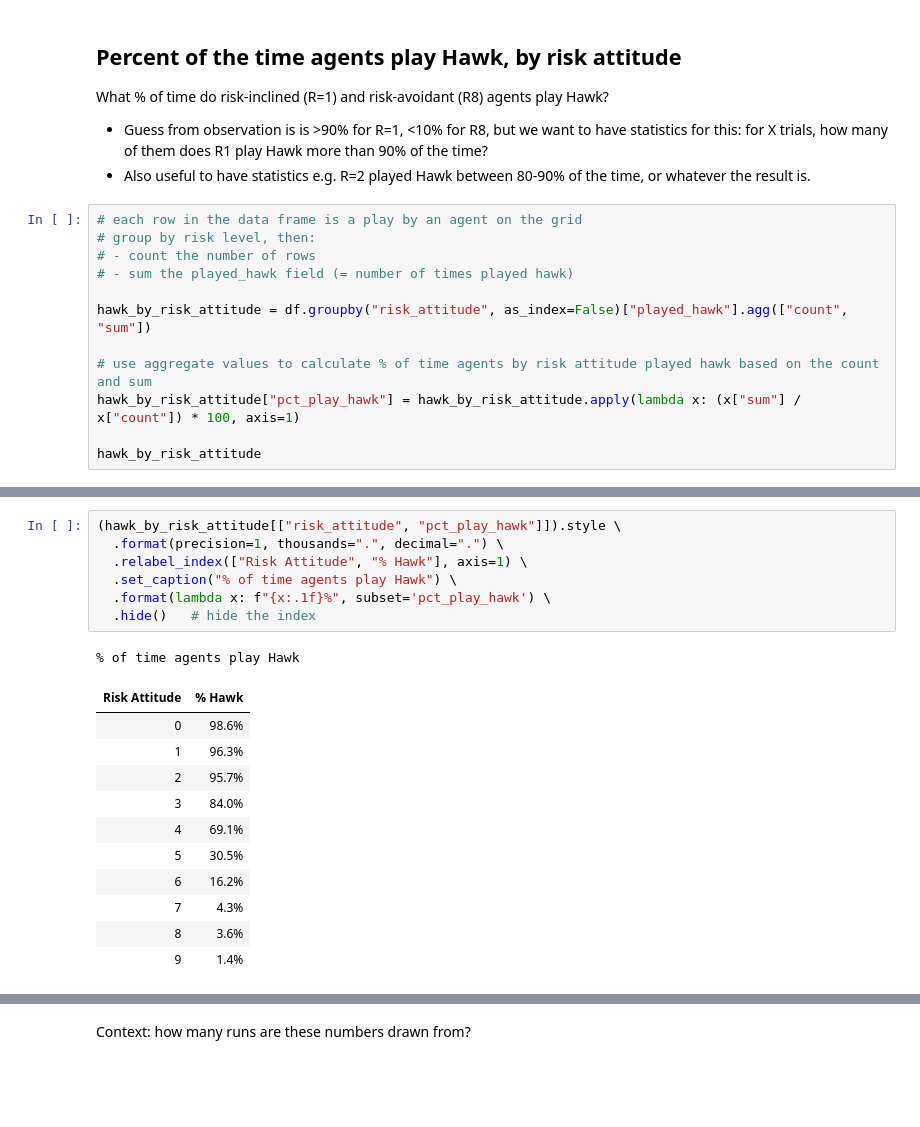
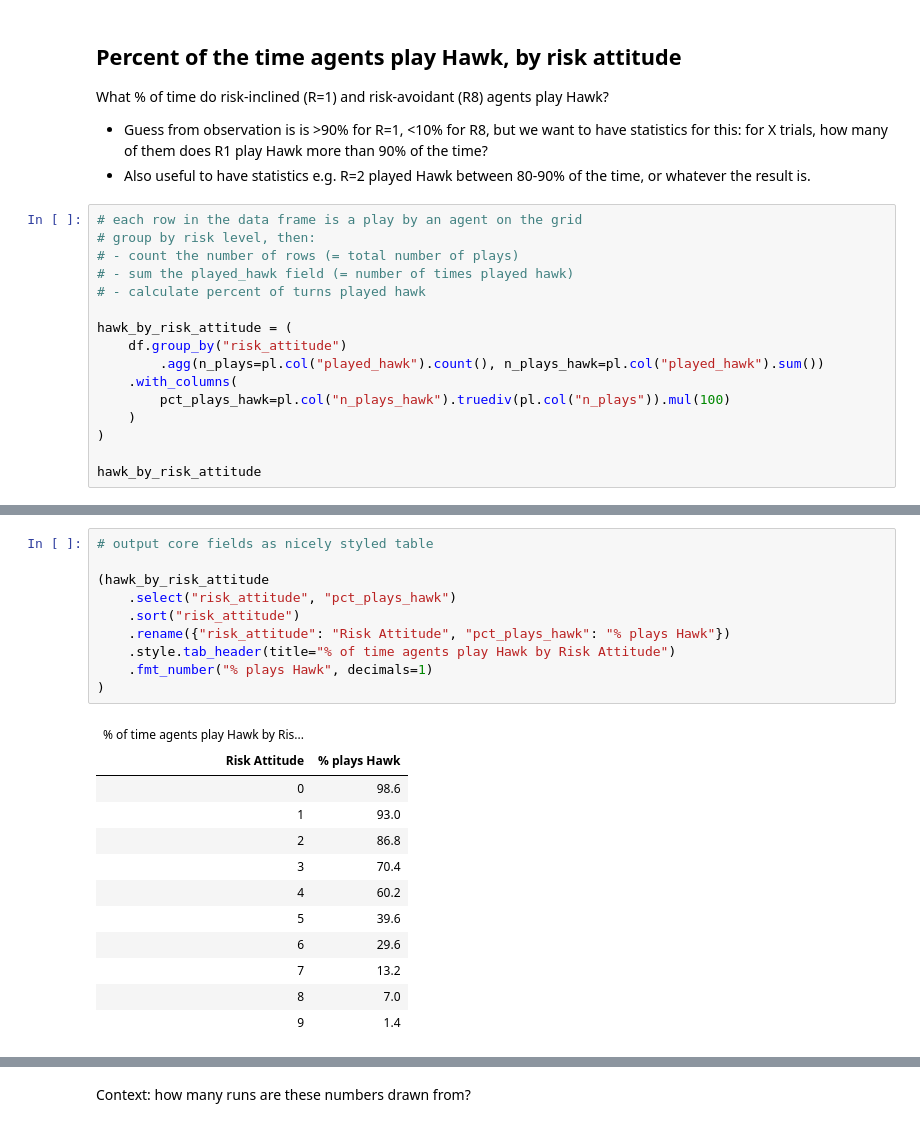
Before and after one commit to Princeton-CDH/simulating-risk, a Jupyter notebook: notebooks/hawkdovemulti_noadjust/analyze_batchrun_data.ipynb, the cells around one changed output, grey strips where cells are left out. Cells and saved outputs as stored; diff of their text form; blank space fills up the shorter version.

```diff
--- a/notebooks/hawkdovemulti_noadjust/analyze_batchrun_data.ipynb
+++ b/notebooks/hawkdovemulti_noadjust/analyze_batchrun_data.ipynb
@@ -41,13 +52,17 @@ What % of time do risk-inclined (R=1) and risk-avoidant (R8) agents play Hawk?
 # %%
 # each row in the data frame is a play by an agent on the grid
 # group by risk level, then:
-# - count the number of rows
+# - count the number of rows (= total number of plays)
 # - sum the played_hawk field (= number of times played hawk)
+# - calculate percent of turns played hawk
 
-hawk_by_risk_attitude = df.groupby("risk_attitude", as_index=False)["played_hawk"].agg(["count", "sum"])
-
-# use aggregate values to calculate % of time agents by risk attitude played hawk based on the count and sum
-hawk_by_risk_attitude["pct_play_hawk"] = hawk_by_risk_attitude.apply(lambda x: (x["sum"] / x["count"]) * 100, axis=1)
+hawk_by_risk_attitude = (
+    df.group_by("risk_attitude")
+        .agg(n_plays=pl.col("played_hawk").count(), n_plays_hawk=pl.col("played_hawk").sum())
+    .with_columns(
+        pct_plays_hawk=pl.col("n_plays_hawk").truediv(pl.col("n_plays")).mul(100)
+    )
+)
 
 hawk_by_risk_attitude
 # %% [output]
@@ -65,23 +82,26 @@ hawk_by_risk_attitude
 # %%
-(hawk_by_risk_attitude[["risk_attitude", "pct_play_hawk"]]).style \
-  .format(precision=1, thousands=".", decimal=".") \
-  .relabel_index(["Risk Attitude", "% Hawk"], axis=1) \
-  .set_caption("% of time agents play Hawk") \
-  .format(lambda x: f"{x:.1f}%", subset='pct_play_hawk') \
-  .hide()   # hide the index
+# output core fields as nicely styled table
+
+(hawk_by_risk_attitude
+    .select("risk_attitude", "pct_plays_hawk")
+    .sort("risk_attitude")
+    .rename({"risk_attitude": "Risk Attitude", "pct_plays_hawk": "% plays Hawk"})
+    .style.tab_header(title="% of time agents play Hawk by Risk Attitude")
+    .fmt_number("% plays Hawk", decimals=1)
+)
 # %% [output]
-% of time agents play Hawk
-| Risk Attitude | % Hawk |
-| 0 | 98.6% |
-| 1 | 96.3% |
-| 2 | 95.7% |
-| 3 | 84.0% |
-| 4 | 69.1% |
-| 5 | 30.5% |
-| 6 | 16.2% |
-| 7 | 4.3% |
-| 8 | 3.6% |
-| 9 | 1.4% |
+| % of time agents play Hawk by Ris... |  |
+| Risk Attitude | % plays Hawk |
+| 0 | 98.6 |
+| 1 | 93.0 |
+| 2 | 86.8 |
+| 3 | 70.4 |
+| 4 | 60.2 |
+| 5 | 39.6 |
+| 6 | 29.6 |
+| 7 | 13.2 |
+| 8 | 7.0 |
+| 9 | 1.4 |
 # %%
 import altair as alt
 
```
Also changed, not shown: parts of 38 cells of this notebook, 1 other file.
